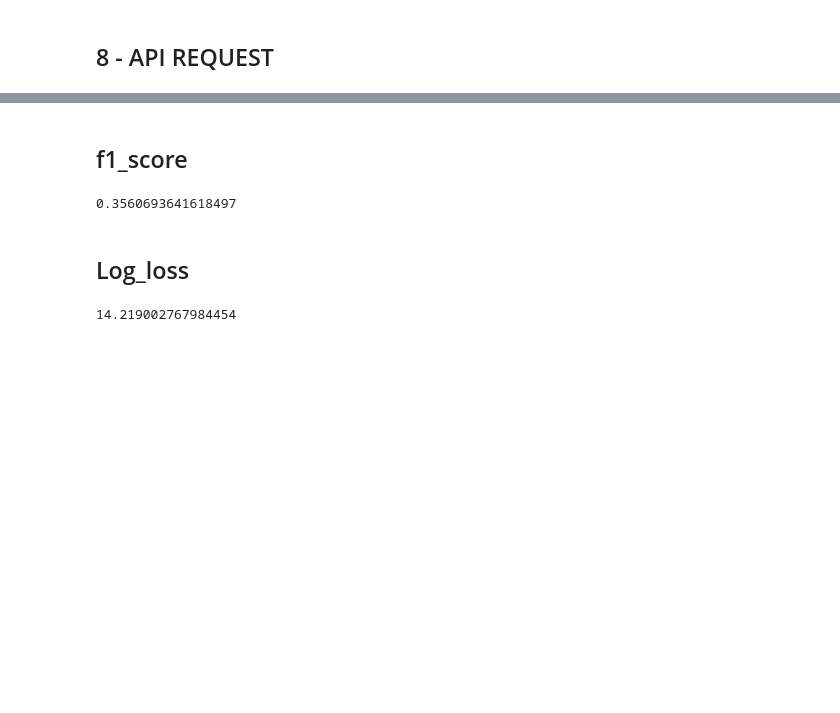
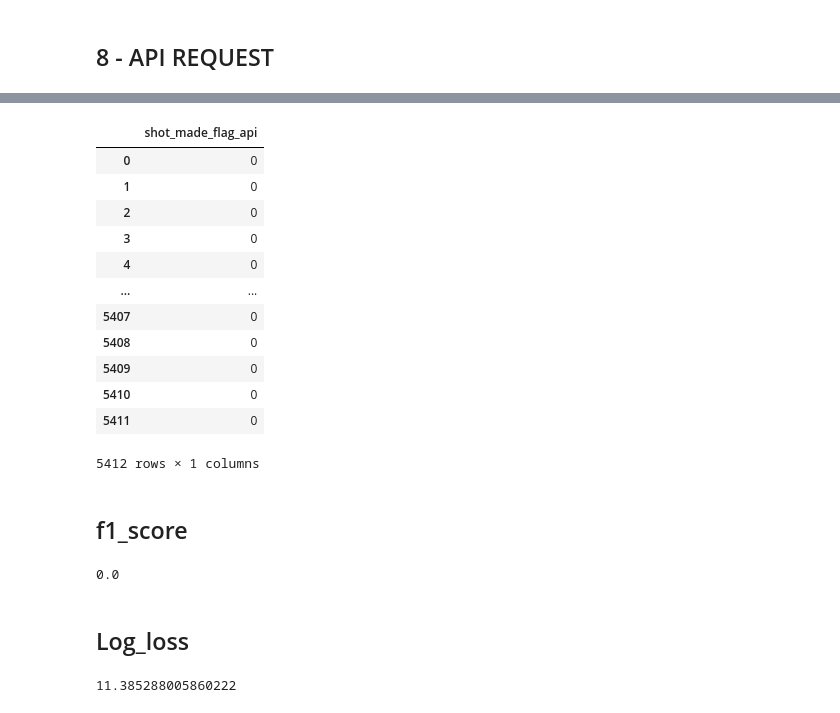
Before and after one commit to humbertoinfnet/engenharia_machine_learning, a Jupyter notebook: code/projeto_modulo_2.ipynb, the cells around one changed output, grey strips where cells are left out. Cells and saved outputs as stored; diff of their text form; code cells hidden in the pictures; blank space fills up the shorter version.

```diff
--- a/code/projeto_modulo_2.ipynb
+++ b/code/projeto_modulo_2.ipynb
@@ -353,28 +290,46 @@ INFO:logs:setup() succesfully completed......................................
+# %%
+dir_file = '../data/dataset_kobe.csv'
+columns=['lat', 'lon', 'minutes_remaining', 'period', 'playoffs', 'shot_distance', 'shot_type', 'shot_made_flag']
+df_predict = pd.read_csv(dir_file, usecols=columns).query('shot_type == "3PT Field Goal"').dropna()
 # %%
 import requests
 host = 'localhost'
 port = '5001'
 url = f'http://{host}:{port}/invocations'
 headers = {'Content-Type': 'application/json',}
 
-http_data = df_request.to_json(orient='split')
+http_data = df_predict.to_json(orient='split')
 r = requests.post(url=url, headers=headers, data=http_data)
 
 response = pd.read_json(r.text)
 response.columns = ['shot_made_flag_api']
 response.to_parquet('../data/processed/response_api.parquet')
 response
+# %% [output]
+|  | shot_made_flag_api |
+| 0 | 0 |
+| 1 | 0 |
+| 2 | 0 |
+| 3 | 0 |
+| 4 | 0 |
+| ... | ... |
+| 5407 | 0 |
+| 5408 | 0 |
+| 5409 | 0 |
+| 5410 | 0 |
+| 5411 | 0 |
+5412 rows × 1 columns
 # %% [markdown]
 ## f1_score
 # %%
 from sklearn.metrics import f1_score, log_loss
 
-f1_score(request_setup[0]['shot_made_flag'], response)
+f1_score(df_predict['shot_made_flag'], response)
 # %% [output]
-0.3560693641618497
+0.0
 # %% [markdown]
 ## Log_loss
 # %%
-log_loss(request_setup[0]['shot_made_flag'], response)
+log_loss(df_predict['shot_made_flag'], response)
 # %% [output]
-14.219002767984454
+11.385288005860222
```
Also changed, not shown: parts of 8 cells of this notebook, 54 other files.
